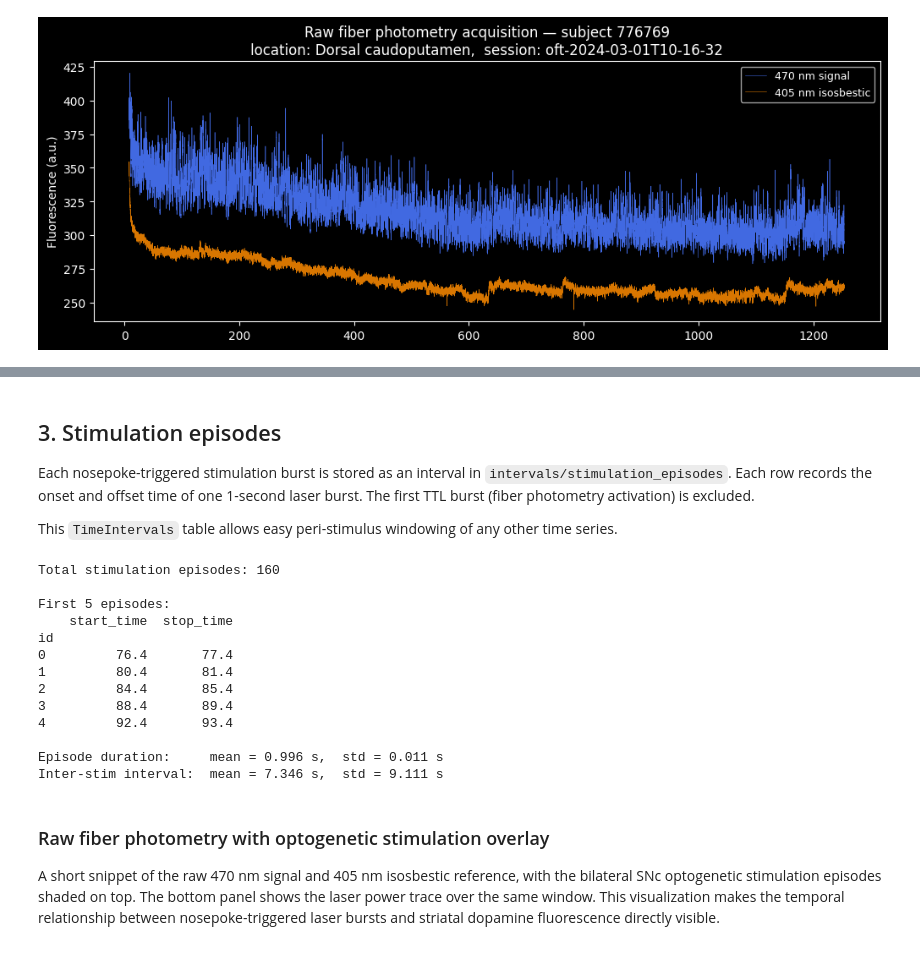
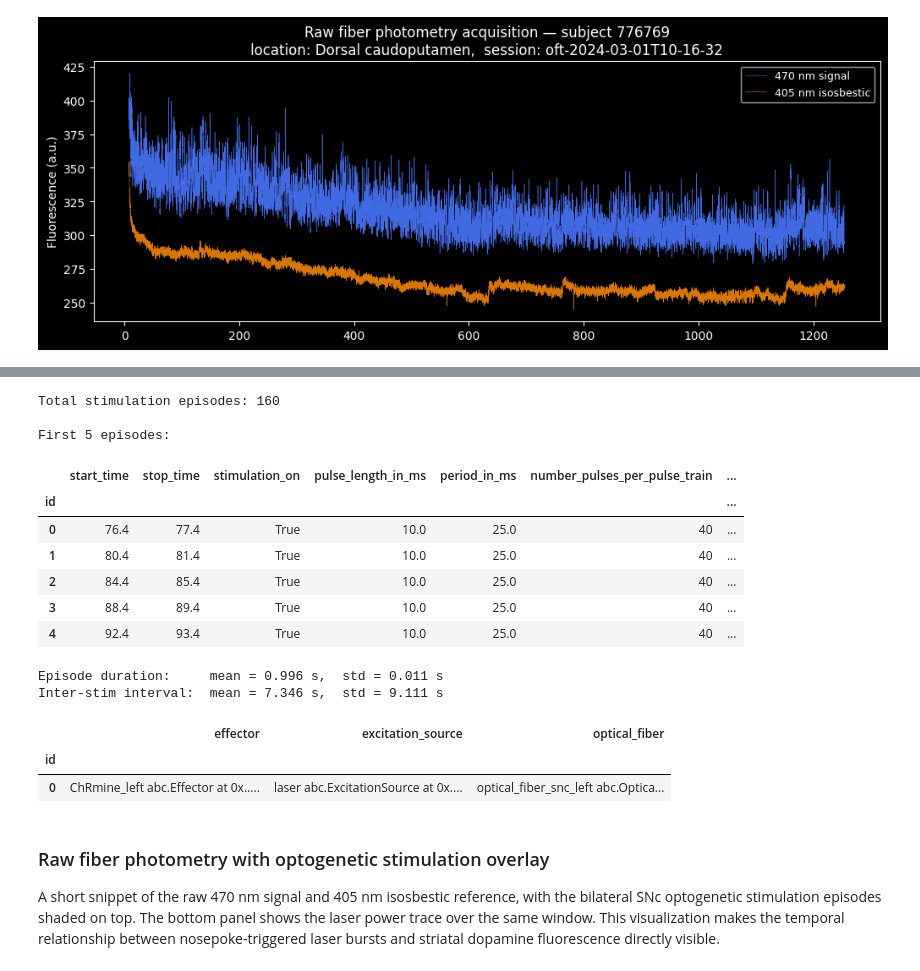
Before and after one commit to catalystneuro/meletis-lab-to-nwb, a Jupyter notebook: src/meletis_lab_to_nwb/tutorials/opto_dlight_demo.ipynb, the cells around one changed output, grey strips where cells are left out. Cells and saved outputs as stored; diff of their text form; code cells hidden in the pictures.

```diff
--- a/src/meletis_lab_to_nwb/tutorials/opto_dlight_demo.ipynb
+++ b/src/meletis_lab_to_nwb/tutorials/opto_dlight_demo.ipynb
@@ -396,38 +252,35 @@ plt.show()
-# %% [markdown]
-## 3. Stimulation episodes
-
-Each nosepoke-triggered stimulation burst is stored as an interval in
-`intervals/stimulation_episodes`. Each row records the onset and offset time of one 1-second
-laser burst. The first TTL burst (fiber photometry activation) is excluded.
-
-This `TimeIntervals` table allows easy peri-stimulus windowing of any other time series.
-# %%
-stim_episodes = nwbfile.intervals["stimulation_episodes"]
-stim_df = stim_episodes.to_dataframe()
-
-print(f"Total stimulation episodes: {len(stim_df)}")
-print(f"\nFirst 5 episodes:")
-print(stim_df.head())
-
-durations = stim_df["stop_time"] - stim_df["start_time"]
-isis = stim_df["start_time"].diff().dropna()
-
-print(f"\nEpisode duration:     mean = {durations.mean():.3f} s,  std = {durations.std():.3f} s")
-print(f"Inter-stim interval:  mean = {isis.mean():.3f} s,  std = {isis.std():.3f} s")
-# %% [output]
-Total stimulation episodes: 160
-
-First 5 episodes:
-    start_time  stop_time
-id
-0         76.4       77.4
-1         80.4       81.4
-2         84.4       85.4
-3         88.4       89.4
-4         92.4       93.4
-
-Episode duration:     mean = 0.996 s,  std = 0.011 s
-Inter-stim interval:  mean = 7.346 s,  std = 9.111 s
+# %%
+ogen_epochs = nwbfile.intervals["optogenetic_epochs"]
+ogen_df = ogen_epochs.to_dataframe()
+print(f"Total stimulation episodes: {len(ogen_df)}")
+print(f"\nFirst 5 episodes:")
+ogen_df.head(5)
+# %% [output]
+Total stimulation episodes: 160
+
+First 5 episodes:
+|  | start_time | stop_time | stimulation_on | pulse_length_in_ms | period_in_ms | number_pulses_per_pulse_train | ... |
+| id |  |  |  |  |  |  | ... |
+| 0 | 76.4 | 77.4 | True | 10.0 | 25.0 | 40 | ... |
+| 1 | 80.4 | 81.4 | True | 10.0 | 25.0 | 40 | ... |
+| 2 | 84.4 | 85.4 | True | 10.0 | 25.0 | 40 | ... |
+| 3 | 88.4 | 89.4 | True | 10.0 | 25.0 | 40 | ... |
+| 4 | 92.4 | 93.4 | True | 10.0 | 25.0 | 40 | ... |
+# %%
+durations = ogen_df["stop_time"] - ogen_df["start_time"]
+isis = ogen_df["start_time"].diff().dropna()
+
+print(f"\nEpisode duration:     mean = {durations.mean():.3f} s,  std = {durations.std():.3f} s")
+print(f"Inter-stim interval:  mean = {isis.mean():.3f} s,  std = {isis.std():.3f} s")
+# %% [output]
+Episode duration:     mean = 0.996 s,  std = 0.011 s
+Inter-stim interval:  mean = 7.346 s,  std = 9.111 s
+# %%
+ogen_epochs.optogenetic_sites[0]
+# %% [output]
+|  | effector | excitation_source | optical_fiber |
+| id |  |  |  |
+| 0 | ChRmine_left abc.Effector at 0x..... | laser abc.ExcitationSource at 0x.... | optical_fiber_snc_left abc.Optica... |
 # %% [markdown]
 ### Raw fiber photometry with optogenetic stimulation overlay
 
```
Also changed, not shown: parts of 9 cells of this notebook, 3 other files.
